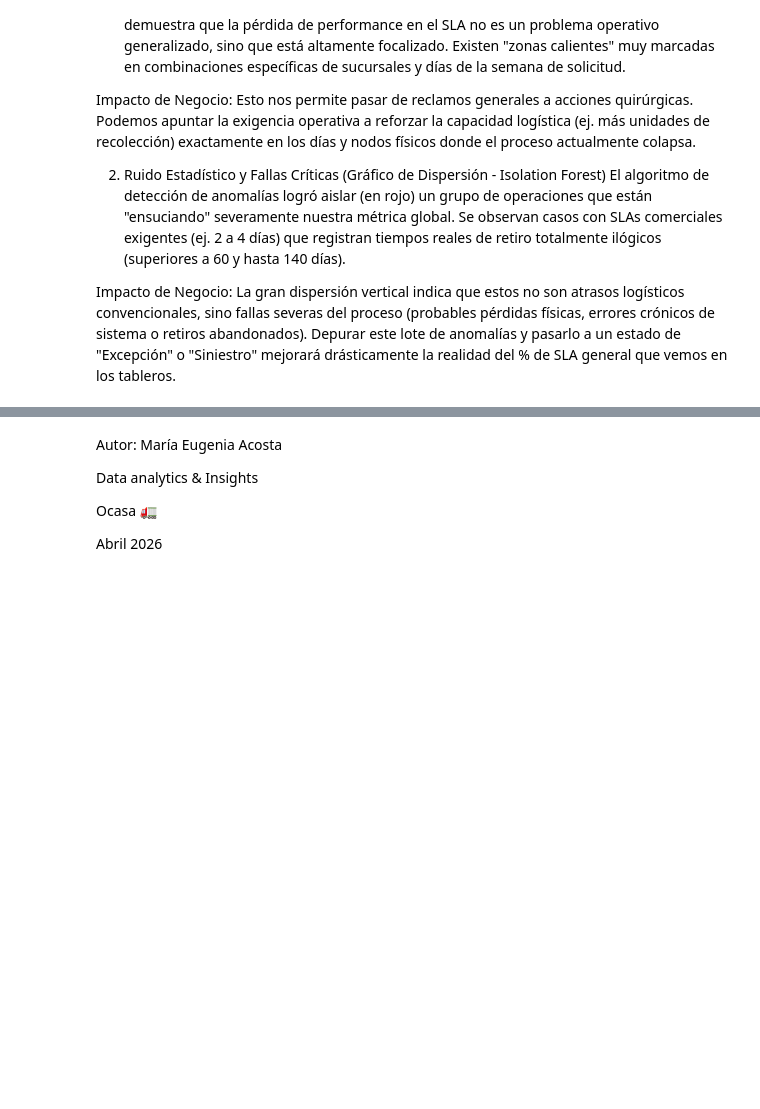
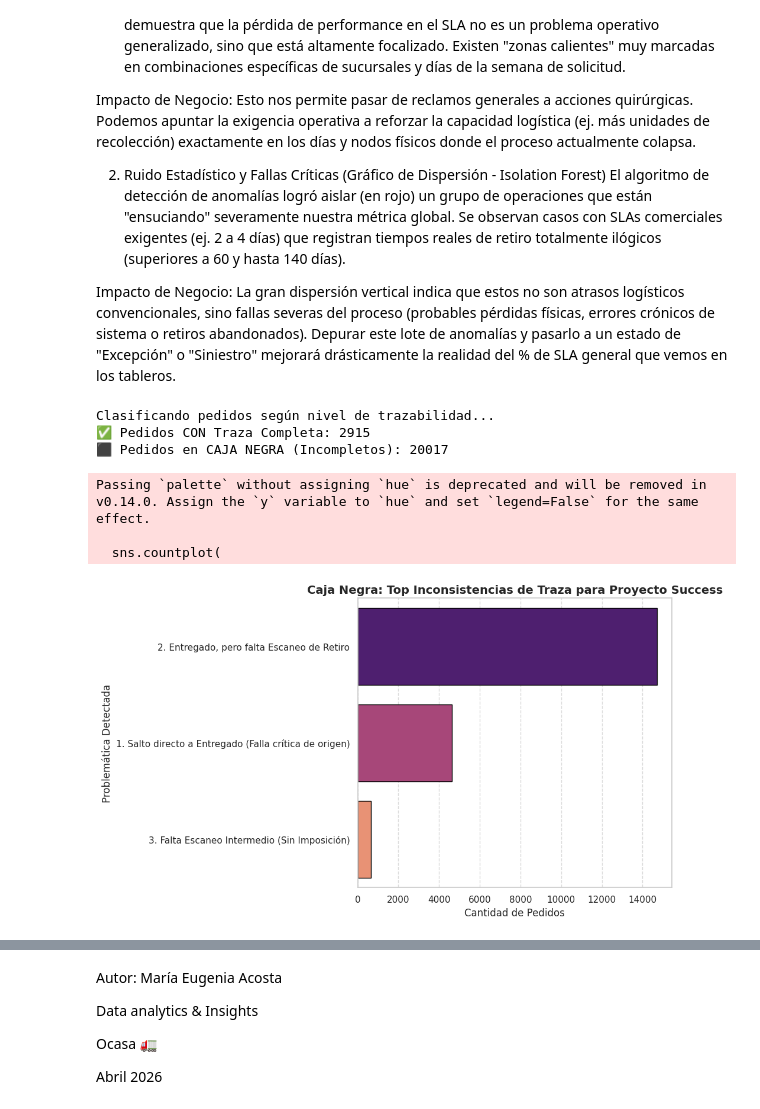
Before and after one commit to Eugeacosta/Analisis_EDA_Logistica_Inversa, a Jupyter notebook: Analisis_puntos_de_dolor_inversas.ipynb, the cells around one changed output, grey strips where cells are left out. Drawn from its saved outputs; the diff is of its cells as text; code cells hidden in the pictures; blank space fills up the shorter version.

```diff
--- a/Analisis_puntos_de_dolor_inversas.ipynb
+++ b/Analisis_puntos_de_dolor_inversas.ipynb
@@ -61,14 +59,13 @@ Data columns (total 52 columns):
 dtypes: float64(10), int64(3), object(39)
 memory usage: 24.1+ MB
 # %%
-
 
 # Configuración de estilo
 sns.set_theme(style="whitegrid")
 plt.rcParams['figure.figsize'] = [12, 6]
 
 # CARGA DE DATOS (Asegúrate de que el nombre coincida con tu archivo subido)
-df = pd.read_csv('/content/consolidado inversas.csv', sep=';', encoding='latin1', decimal=',')
+df = pd.read_csv('/consolidado inversas.csv', sep=';', encoding='latin1', decimal=',')
 
 # CONVERSIÓN DE FECHAS
 date_columns = ['Fecha Solicitud Retiro', 'Fecha POD', 'Fecha Imposición', 'Fecha de Creación (Retiro)']
@@ -421,3 +418,68 @@ Impacto de Negocio: Esto nos permite pasar de reclamos generales a acciones quir
 El algoritmo de detección de anomalías logró aislar (en rojo) un grupo de operaciones que están "ensuciando" severamente nuestra métrica global. Se observan casos con SLAs comerciales exigentes (ej. 2 a 4 días) que registran tiempos reales de retiro totalmente ilógicos (superiores a 60 y hasta 140 días).
 
 Impacto de Negocio: La gran dispersión vertical indica que estos no son atrasos logísticos convencionales, sino fallas severas del proceso (probables pérdidas físicas, errores crónicos de sistema o retiros abandonados). Depurar este lote de anomalías y pasarlo a un estado de "Excepción" o "Siniestro" mejorará drásticamente la realidad del % de SLA general que vemos en los tableros.
+# %%
+# ==============================================================================
+# SEPARACIÓN DE TRAZA: CAJA NEGRA VS. TRAZA SANA (Relevamiento para Success)
+# ==============================================================================
+
+print("Clasificando pedidos según nivel de trazabilidad...")
+
+# 1. Definimos la "Traza Completa" (Tiene inicio, medio y fin)
+# Asumimos Inicio = RAO o Retiro 1 | Medio = Imposición | Fin = POD
+condicion_inicio = df_clean['Fecha de RAO (Retiro)'].notnull() | df_clean['Retiro 1'].notnull()
+condicion_medio = df_clean['Fecha Imposición'].notnull()
+condicion_fin = df_clean['Fecha POD'].notnull()
+
+# Separamos las bases
+df_con_traza = df_clean[condicion_inicio & condicion_medio & condicion_fin].copy()
+df_sin_traza = df_clean[~(condicion_inicio & condicion_medio & condicion_fin)].copy()
+
+print(f"✅ Pedidos CON Traza Completa: {len(df_con_traza)}")
+print(f"⬛ Pedidos en CAJA NEGRA (Incompletos): {len(df_sin_traza)}")
+
+# 2. Tipificamos la Caja Negra para darle el backlog a Success
+def tipificar_error(row):
+    inicio = pd.notnull(row['Fecha de RAO (Retiro)']) or pd.notnull(row['Retiro 1'])
+    medio = pd.notnull(row['Fecha Imposición'])
+    fin = pd.notnull(row['Fecha POD'])
+
+    if not inicio and not medio and fin:
+        return "1. Salto directo a Entregado (Falla crítica de origen)"
+    elif not inicio and medio and fin:
+        return "2. Entregado, pero falta Escaneo de Retiro"
+    elif inicio and not medio and fin:
+        return "3. Falta Escaneo Intermedio (Sin Imposición)"
+    elif inicio and medio and not fin:
+        return "4. Estancado/Perdido (Sin POD)"
+    else:
+        return "5. Otra inconsistencia/Sin movimientos"
+
+df_sin_traza['Tipo_Inconsistencia'] = df_sin_traza.apply(tipificar_error, axis=1)
+
+# 3. Graficamos el Top de Inconsistencias
+import matplotlib.pyplot as plt
+import seaborn as sns
+
+plt.figure(figsize=(10, 6))
+sns.countplot(
+    y='Tipo_Inconsistencia',
+    data=df_sin_traza,
+    order=df_sin_traza['Tipo_Inconsistencia'].value_counts().index,
+    palette='magma',
+    edgecolor='black'
+)
+plt.title('Caja Negra: Top Inconsistencias de Traza para Proyecto Success', fontsize=14, fontweight='bold')
+plt.xlabel('Cantidad de Pedidos', fontsize=12)
+plt.ylabel('Problemática Detectada', fontsize=12)
+plt.grid(axis='x', linestyle='--', alpha=0.7)
+plt.tight_layout()
+plt.show()
+# %% [output]
+Clasificando pedidos según nivel de trazabilidad...
+✅ Pedidos CON Traza Completa: 2915
+⬛ Pedidos en CAJA NEGRA (Incompletos): 20017
+Passing `palette` without assigning `hue` is deprecated and will be removed in v0.14.0. Assign the `y` variable to `hue` and set `legend=False` for the same effect.
+
+  sns.countplot(
+[figure, added]
```
Also changed, not shown: parts of 12 cells of this notebook.
